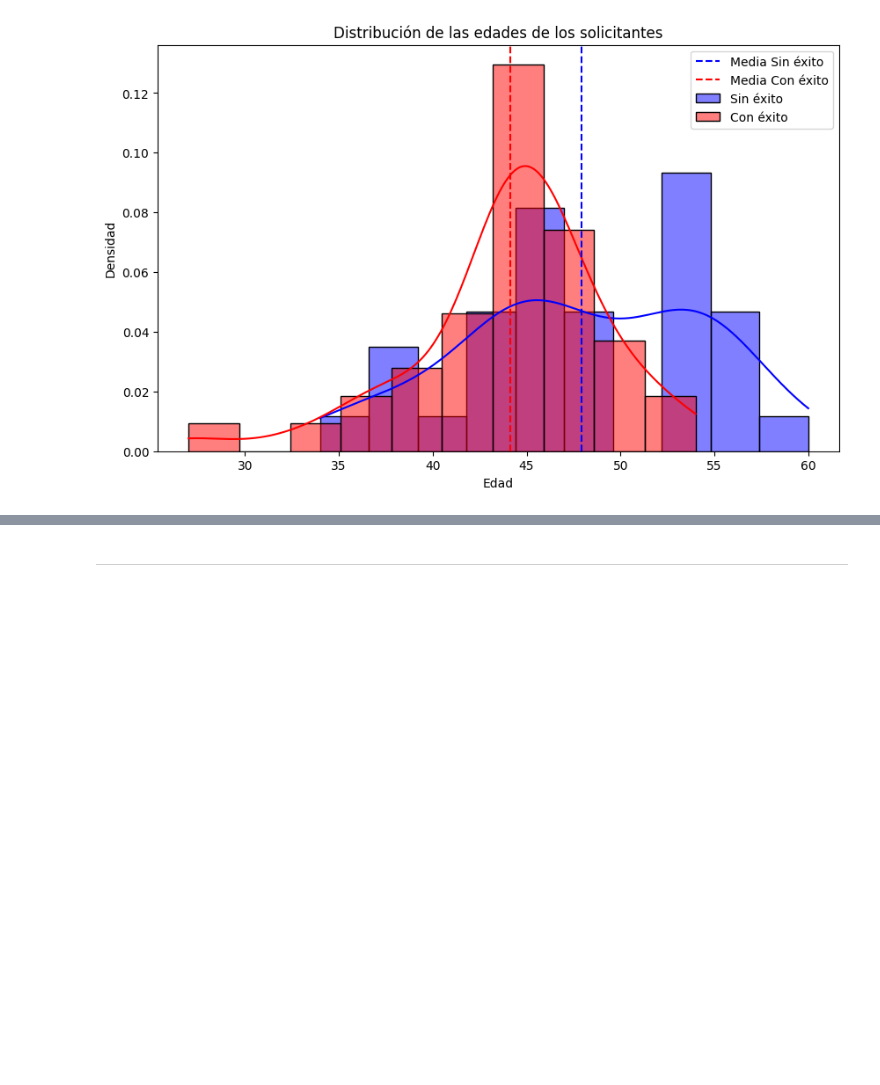
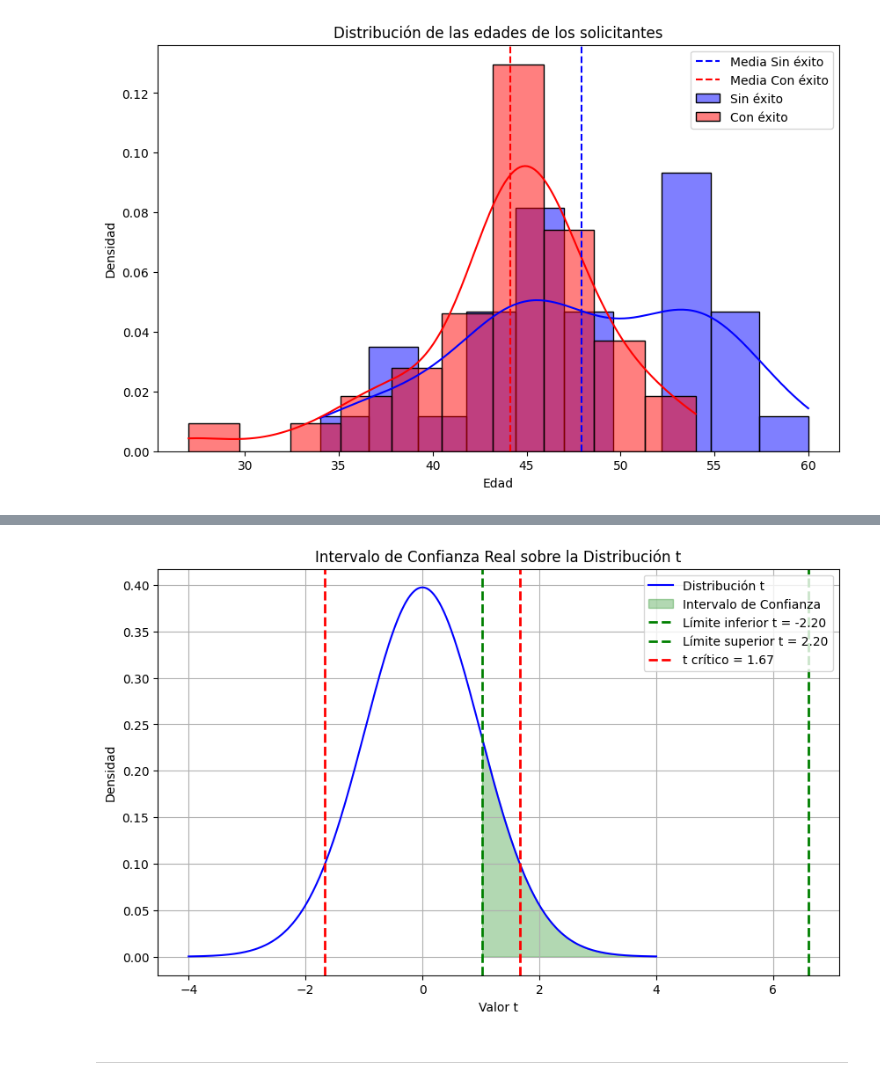
Before and after one commit to DaniCh-Coder/Python-Notes, a Jupyter notebook: ps stats/Probability-distributions/hip-test-2m-medias-concurso.ipynb, the cells around one changed output, grey strips where cells are left out. Saved outputs shown, nothing was run; the diff lists cells and outputs as text; code cells hidden in the pictures; blank space fills up the shorter version.

```diff
--- a/ps stats/Probability-distributions/hip-test-2m-medias-concurso.ipynb
+++ b/ps stats/Probability-distributions/hip-test-2m-medias-concurso.ipynb
@@ -79,2 +153,33 @@ plt.show()
+# %%
+# Cálculo de los valores t correspondientes a los límites del intervalo de confianza real
+mean_diff = 3.81  # Diferencia media entre las edades de los dos grupos
+std_error_diff = 1.27  # Error estándar de la diferencia de medias
+lower_bound = 1.02
+upper_bound = 6.60
+
+# Gráfico de la distribución t
+plt.figure(figsize=(10, 6))
+plt.plot(x, y, 'b-', label='Distribución t')
+
+# Área del intervalo de confianza
+plt.fill_between(x, y, where=((x >= lower_bound) & (x <= upper_bound)), color='green', alpha=0.3, label='Intervalo de Confianza')
+
+# Líneas para los límites del intervalo de confianza
+plt.axvline(lower_bound, color='green', linestyle='--', lw=2, label=f'Límite inferior t = {t_lower:.2f}')
+plt.axvline(upper_bound, color='green', linestyle='--', lw=2, label=f'Límite superior t = {t_upper:.2f}')
+
+# Líneas del valor t crítico
+plt.axvline(t_crit, color='red', linestyle='--', lw=2, label=f't crítico = {t_crit:.2f}')
+plt.axvline(-t_crit, color='red', linestyle='--', lw=2)
+
+# Configuraciones adicionales
+plt.title('Intervalo de Confianza Real sobre la Distribución t')
+plt.xlabel('Valor t')
+plt.ylabel('Densidad')
+plt.legend()
+plt.grid(True)
+plt.show()
+# %% [output]
+[figure, added]
 # %% [markdown]
 _____________________________________________________________________________________________________________________________________________________________________
```
Also changed, not shown: parts of 7 cells of this notebook.
